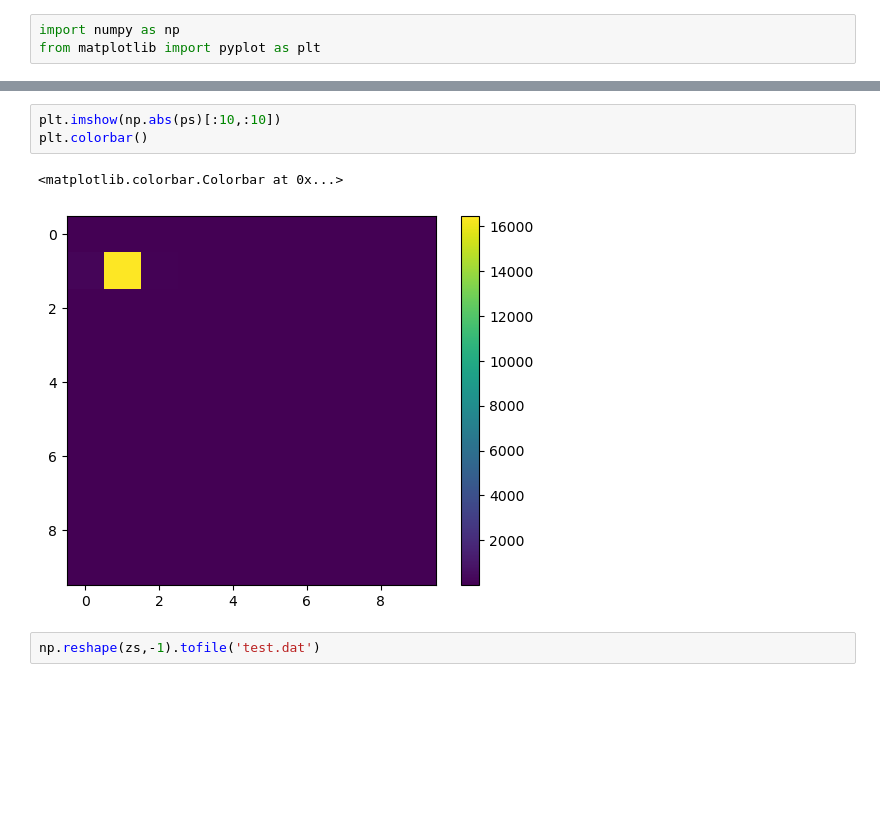
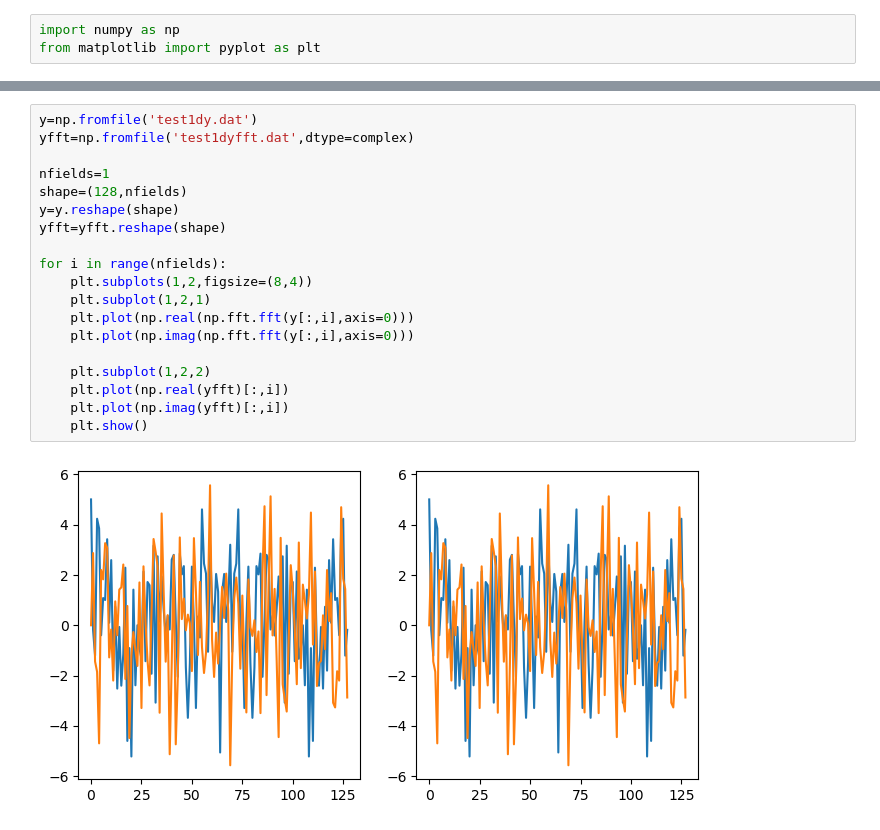
Before and after one commit to znicolaou/rdcu, a Jupyter notebook: test.ipynb, the cells around one changed output, grey strips where cells are left out. Cells and saved outputs as stored; diff of their text form; blank space fills up the shorter version.

```diff
--- a/test.ipynb
+++ b/test.ipynb
@@ -17,8 +4,21 @@ plt.show()
-# %%
-plt.imshow(np.abs(ps)[:10,:10])
-plt.colorbar()
-# %% [output]
-<matplotlib.colorbar.Colorbar at 0x...>
-[figure, removed]
-# %%
-np.reshape(zs,-1).tofile('test.dat')
+# %%
+y=np.fromfile('test1dy.dat')
+yfft=np.fromfile('test1dyfft.dat',dtype=complex)
+
+nfields=1
+shape=(128,nfields)
+y=y.reshape(shape)
+yfft=yfft.reshape(shape)
+
+for i in range(nfields):
+    plt.subplots(1,2,figsize=(8,4))
+    plt.subplot(1,2,1)
+    plt.plot(np.real(np.fft.fft(y[:,i],axis=0)))
+    plt.plot(np.imag(np.fft.fft(y[:,i],axis=0)))
+
+    plt.subplot(1,2,2)
+    plt.plot(np.real(yfft)[:,i])
+    plt.plot(np.imag(yfft)[:,i])
+    plt.show()
+# %% [output]
+[figure, added]
```
Also changed, not shown: parts of 11 cells of this notebook, 2 other files.
